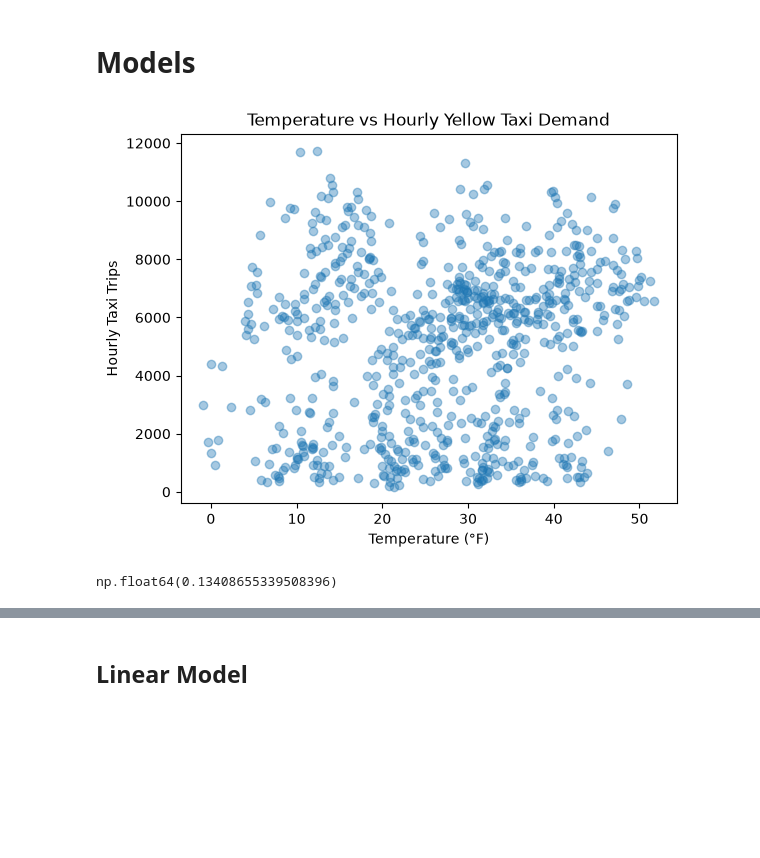
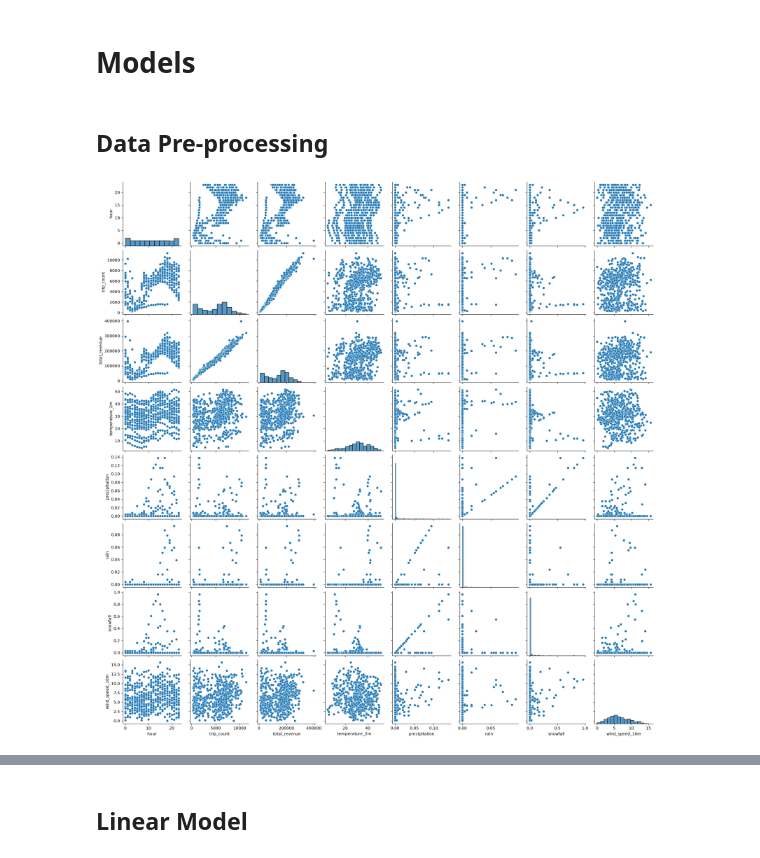
Before and after one commit to samuel54illinois/NYC_TLC_Trip_Record_Analysis, a Jupyter notebook: notebook_analysis/3_weather_data_analysis.ipynb, the cells around one changed output, grey strips where cells are left out. Saved outputs shown, nothing was run; the diff lists cells and outputs as text; code cells hidden in the pictures; blank space fills up the shorter version.

```diff
--- a/notebook_analysis/3_weather_data_analysis.ipynb
+++ b/notebook_analysis/3_weather_data_analysis.ipynb
@@ -199,23 +206,5 @@ df_merged.head(n=10)
 | 9 | 2026-01-01 | 9 | 2245 | 65808.13 | 24.7 | 0.000 | 0.0 | 0.000 | ... |
 # %% [markdown]
 # Models
-# %%
-# Look at the relationship between X and y
-plt.scatter(
-    df_merged['temperature_2m'],
-    df_merged['trip_count'],
-    alpha=0.4
-)
-
-plt.xlabel("Temperature (°F)")
-plt.ylabel("Hourly Taxi Trips")
-plt.title("Temperature vs Hourly Yellow Taxi Demand")
-
-plt.show()
-# %% [output]
-[figure, removed]
-# %%
-# Calculate the correlation
-df_merged['temperature_2m'].corr(df_merged['trip_count'])
-# %% [output]
-np.float64(0.13408655339508396)
+# %% [markdown]
+## Data Pre-processing
@@ -221,0 +248,6 @@ np.float64(0.13408655339508396)
+# %%
+# Visualization of how each feature correlate with each other in the training data
+sns.pairplot(df_train)
+plt.show()
+# %% [output]
+[figure, added]
```
Also changed, not shown: parts of 8 cells of this notebook.
